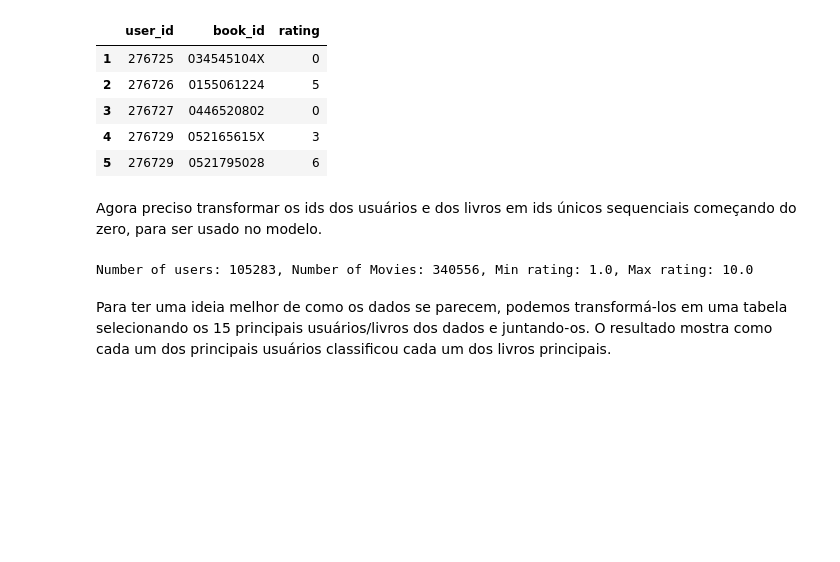
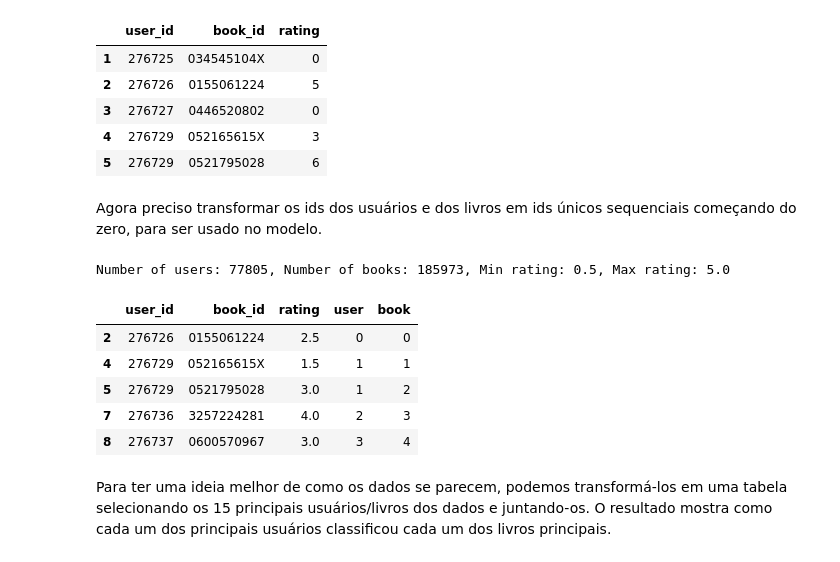
Before and after one commit to brunacmendes/book-recommender-project, a Jupyter notebook: DNN_keras_(versao_2).ipynb, the cells around one changed output. Saved outputs shown, nothing was run; the diff lists cells and outputs as text; code cells hidden in the pictures; blank space fills up the shorter version.

```diff
--- a/DNN_keras_(versao_2).ipynb
+++ b/DNN_keras_(versao_2).ipynb
@@ -59,6 +64,19 @@ df.head()
 # %% [markdown]
 Agora preciso transformar os ids dos usuários e dos livros em ids únicos sequenciais começando do zero, para ser usado no modelo.
 # %%
+#transforma ratings em valor float
+df["rating"] = df["rating"].values.astype(np.float32)
+
+
+#------apenas para o dataset do bookcrossing
+# manter apenas as avaliações explicitas - nota 0 signfica que o usuario apenas interagiu com o produto de alguma forma
+df=df.loc[df['rating']>0]
+
+#colocar ratings que sao de 1-10 para serem de 0.5 a 5
+df['rating']=df["rating"].apply(lambda x: x/2)
+#-------------------------------------------------
+
+#transforma os ids dos usuarios e livros
 user_ids = df["user_id"].unique().tolist()
 user2user_encoded = {x: i for i, x in enumerate(user_ids)}
 userencoded2user = {i: x for i, x in enumerate(user_ids)}
@@ -70,10 +88,8 @@ df["book"] = df["book_id"].map(book2book_encoded)
 
 n_users = len(user2user_encoded)
 n_books = len(book_encoded2book)
-df["rating"] = df["rating"].values.astype(np.float32)
+
 # min and max ratings will be used to normalize the ratings later
-# manter apenas as avaliações explicitas - nota 0 signfica que o usuario apenas interagiu com o produto de alguma forma
-df=df.loc[df['rating']>0]
 min_rating = min(df["rating"])
 max_rating = max(df["rating"])
 
@@ -83,7 +99,16 @@ print(
     )
 )
 # %% [output]
-Number of users: 105283, Number of Movies: 340556, Min rating: 1.0, Max rating: 10.0
+Number of users: 77805, Number of books: 185973, Min rating: 0.5, Max rating: 5.0
+# %%
+df.head()
+# %% [output]
+|  | user_id | book_id | rating | user | book |
+| 2 | 276726 | 0155061224 | 2.5 | 0 | 0 |
+| 4 | 276729 | 052165615X | 1.5 | 1 | 1 |
+| 5 | 276729 | 0521795028 | 3.0 | 1 | 2 |
+| 7 | 276736 | 3257224281 | 4.0 | 2 | 3 |
+| 8 | 276737 | 0600570967 | 3.0 | 3 | 4 |
 # %% [markdown]
 Para ter uma ideia melhor de como os dados se parecem, podemos transformá-los em uma tabela selecionando os 15 principais usuários/livros dos dados e juntando-os. O resultado mostra como cada um dos principais usuários classificou cada um dos livros principais.
 # %%
```
Also changed, not shown: parts of 15 cells of this notebook.
